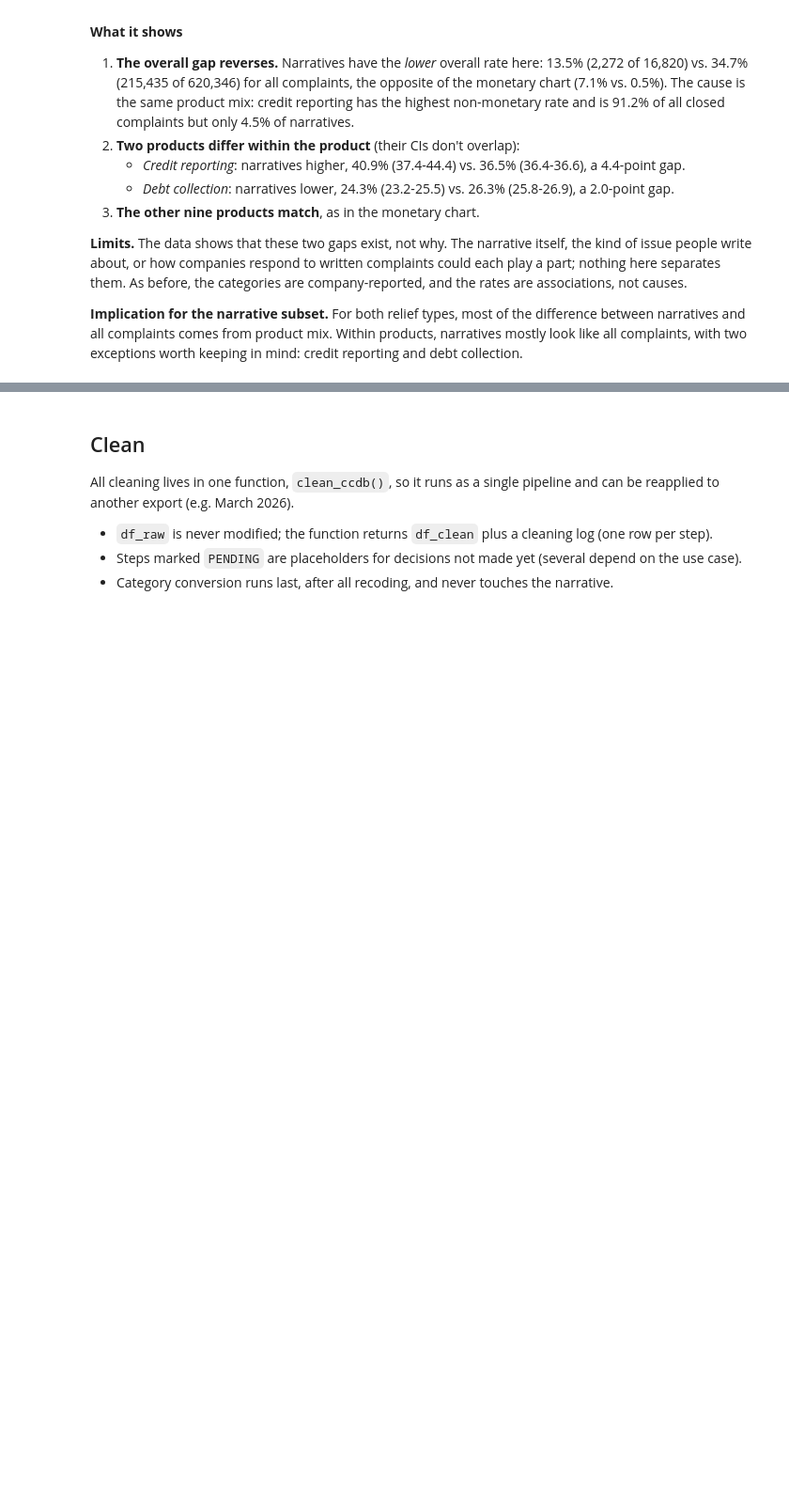
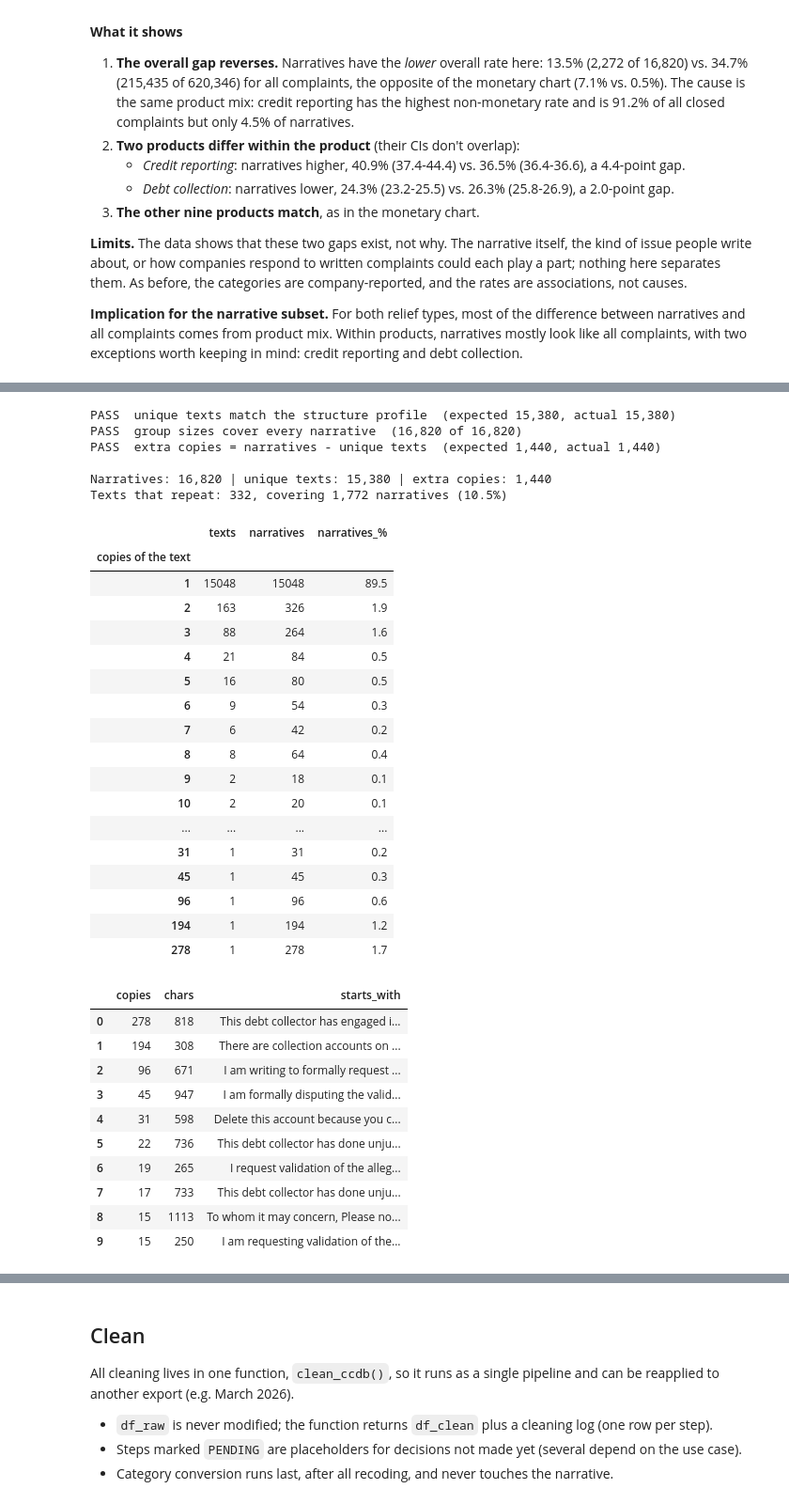
Before and after one commit to wynnther-triho/INFO-4340-Final-Project-CCDB, a Jupyter notebook: notebooks/final_project.ipynb, the cells around one changed output, grey strips where cells are left out. Shown at 94% size. Cells and saved outputs as stored; diff of their text form; code cells hidden in the pictures; blank space fills up the shorter version.

```diff
--- a/notebooks/final_project.ipynb
+++ b/notebooks/final_project.ipynb
@@ -929,0 +934,72 @@ Read it like the monetary chart above (same unit, CIs and percentage points). No
+# %%
+# --- Explore: duplicate narratives (size and shape) -------------------------
+texts = df_narrative[NARRATIVE_COL]
+copies = texts.map(texts.value_counts())  # how many narratives share each row's exact text
+n_narr, n_unique = len(texts), texts.nunique()
+
+# Group-size distribution: one row per group size (1 = text appears once)
+group_sizes = texts.value_counts()
+size_dist = group_sizes.value_counts().sort_index().rename("texts").to_frame()
+size_dist.index.name = "copies of the text"
+size_dist["narratives"] = size_dist.index * size_dist["texts"]
+size_dist["narratives_%"] = (100 * size_dist["narratives"] / n_narr).round(1)
+
+repeated = group_sizes[group_sizes > 1]
+results = [
+    check("unique texts match the structure profile", n_unique == profile.loc[NARRATIVE_COL, "n_unique"],
+          f"(expected {profile.loc[NARRATIVE_COL, 'n_unique']:,}, actual {n_unique:,})"),
+    check("group sizes cover every narrative", size_dist["narratives"].sum() == n_narr,
+          f"({size_dist['narratives'].sum():,} of {n_narr:,})"),
+    check("extra copies = narratives - unique texts", (repeated - 1).sum() == n_narr - n_unique,
+          f"(expected {n_narr - n_unique:,}, actual {(repeated - 1).sum():,})"),
+]
+assert all(results), "A duplicate check failed; see the FAIL lines above"
+
+print(f"\nNarratives: {n_narr:,} | unique texts: {n_unique:,} | extra copies: {n_narr - n_unique:,}")
+print(f"Texts that repeat: {len(repeated):,}, covering {repeated.sum():,} narratives "
+      f"({100 * repeated.sum() / n_narr:.1f}%)")
+display(size_dist)
+
+# The largest groups: how big, how long, and how they start
+largest = pd.DataFrame({
+    "copies": repeated.head(10).values,
+    "chars": [len(t) for t in repeated.head(10).index],
+    "starts_with": [t[:90].replace("\n", " ") for t in repeated.head(10).index],
+})
+display(largest)
+# %% [output]
+PASS  unique texts match the structure profile  (expected 15,380, actual 15,380)
+PASS  group sizes cover every narrative  (16,820 of 16,820)
+PASS  extra copies = narratives - unique texts  (expected 1,440, actual 1,440)
+
+Narratives: 16,820 | unique texts: 15,380 | extra copies: 1,440
+Texts that repeat: 332, covering 1,772 narratives (10.5%)
+|  | texts | narratives | narratives_% |
+| copies of the text |  |  |  |
+| 1 | 15048 | 15048 | 89.5 |
+| 2 | 163 | 326 | 1.9 |
+| 3 | 88 | 264 | 1.6 |
+| 4 | 21 | 84 | 0.5 |
+| 5 | 16 | 80 | 0.5 |
+| 6 | 9 | 54 | 0.3 |
+| 7 | 6 | 42 | 0.2 |
+| 8 | 8 | 64 | 0.4 |
+| 9 | 2 | 18 | 0.1 |
+| 10 | 2 | 20 | 0.1 |
+| ... | ... | ... | ... |
+| 31 | 1 | 31 | 0.2 |
+| 45 | 1 | 45 | 0.3 |
+| 96 | 1 | 96 | 0.6 |
+| 194 | 1 | 194 | 1.2 |
+| 278 | 1 | 278 | 1.7 |
+|  | copies | chars | starts_with |
+| 0 | 278 | 818 | This debt collector has engaged i... |
+| 1 | 194 | 308 | There are collection accounts on ... |
+| 2 | 96 | 671 | I am writing to formally request ... |
+| 3 | 45 | 947 | I am formally disputing the valid... |
+| 4 | 31 | 598 | Delete this account because you c... |
+| 5 | 22 | 736 | This debt collector has done unju... |
+| 6 | 19 | 265 | I request validation of the alleg... |
+| 7 | 17 | 733 | This debt collector has done unju... |
+| 8 | 15 | 1113 | To whom it may concern, Please no... |
+| 9 | 15 | 250 | I am requesting validation of the... |
```
Also changed, not shown: parts of 2 cells of this notebook.
